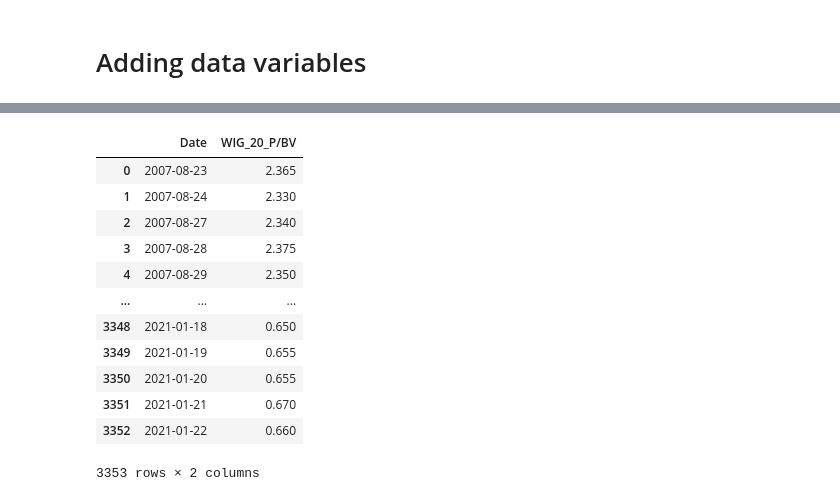
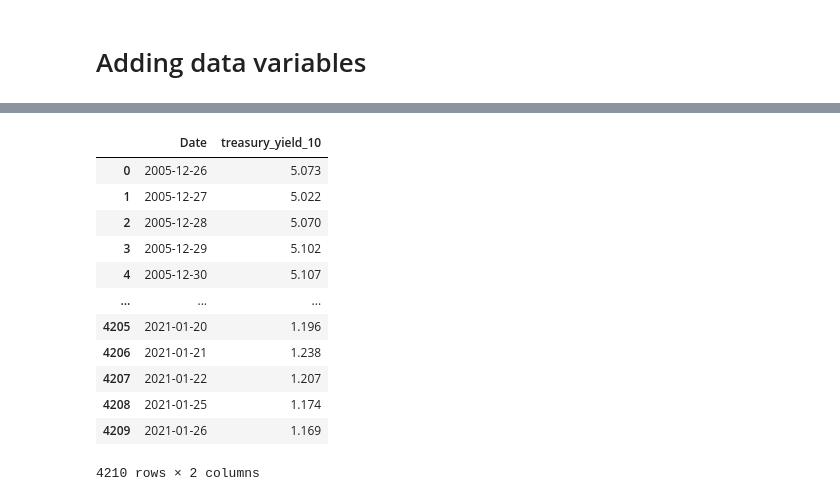
Before and after one commit to BartoszSzablowski/Forecasting-changes-on-the-stock-by-day, a Jupyter notebook: Prepare_data.ipynb, the cells around one changed output, grey strips where cells are left out. Drawn from its saved outputs; the diff is of its cells as text; code cells hidden in the pictures.

```diff
--- a/Prepare_data.ipynb
+++ b/Prepare_data.ipynb
@@ -95,16 +123,16 @@ wig20_d
-# %%
-wig20_dy_d
-# %% [output]
-|  | Date | WIG_20_P/BV |
-| 0 | 2007-08-23 | 2.365 |
-| 1 | 2007-08-24 | 2.330 |
-| 2 | 2007-08-27 | 2.340 |
-| 3 | 2007-08-28 | 2.375 |
-| 4 | 2007-08-29 | 2.350 |
-| ... | ... | ... |
-| 3348 | 2021-01-18 | 0.650 |
-| 3349 | 2021-01-19 | 0.655 |
-| 3350 | 2021-01-20 | 0.655 |
-| 3351 | 2021-01-21 | 0.670 |
-| 3352 | 2021-01-22 | 0.660 |
-3353 rows × 2 columns
+# %%
+treasury_yield_10
+# %% [output]
+|  | Date | treasury_yield_10 |
+| 0 | 2005-12-26 | 5.073 |
+| 1 | 2005-12-27 | 5.022 |
+| 2 | 2005-12-28 | 5.070 |
+| 3 | 2005-12-29 | 5.102 |
+| 4 | 2005-12-30 | 5.107 |
+| ... | ... | ... |
+| 4205 | 2021-01-20 | 1.196 |
+| 4206 | 2021-01-21 | 1.238 |
+| 4207 | 2021-01-22 | 1.207 |
+| 4208 | 2021-01-25 | 1.174 |
+| 4209 | 2021-01-26 | 1.169 |
+4210 rows × 2 columns
```
Also changed, not shown: parts of 8 cells of this notebook, 11 other files.
